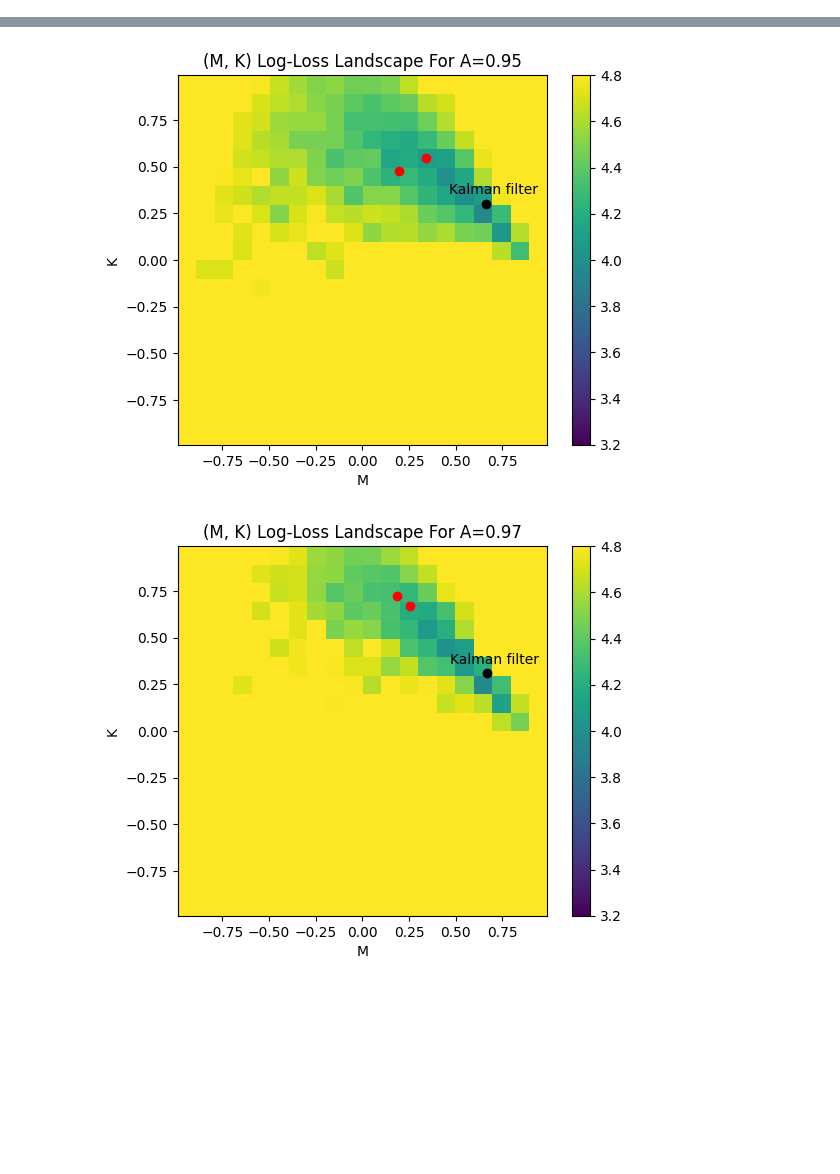
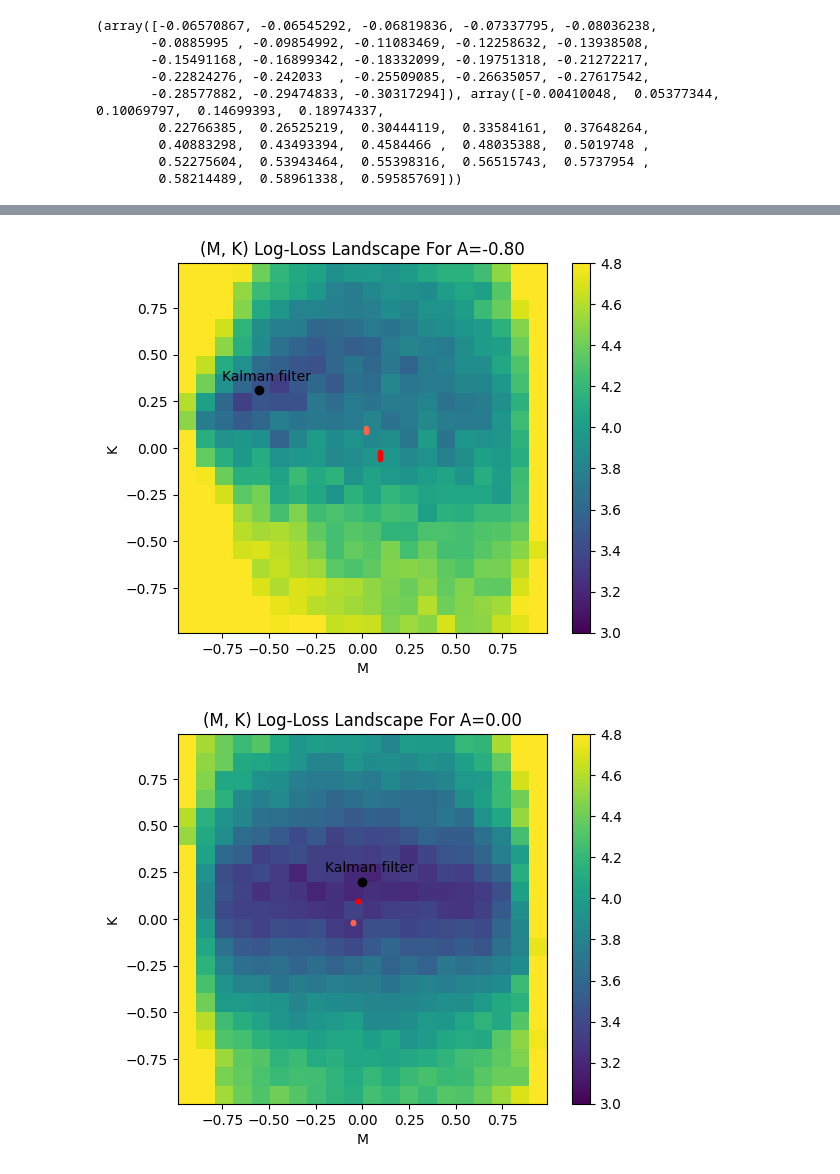
Before and after one commit to Kroiririoroirkk/cmu-project, a Jupyter notebook: LDS_exploration.ipynb, the cells around one changed output, grey strips where cells are left out. Saved outputs shown, nothing was run; the diff lists cells and outputs as text; code cells hidden in the pictures; blank space fills up the shorter version.

```diff
--- a/LDS_exploration.ipynb
+++ b/LDS_exploration.ipynb
@@ -54,8 +68,8 @@ plot_hm_process('Steady-state Kalman filter predictions', ts, xs, ys, xhats)
 # %%
 # Now, let's see if we can train a linear dynamical system to learn the Kalman filter.
 # First, let's make the matrix A of the hidden Markov process random.
-A = mk_rand_matrix_envals(rng)
-proc = create_process(rng, A)
+A = mk_rand_matrix_envals(rng, np.array([0.98, 0.96, 0.94]))
+proc = create_process_3d(rng, A)
 kf = SteadyStateKalmanFilter(proc)
 # %%
 # How well does the network do if I make the connectivity matrix
@@ -181,40 +142,40 @@ def create_1d_process(rng, A):
     sigma_process = 10
     Sigma_process = (sigma_process**2)*np.eye(1)
     O = np.array([[1]])
-    sigma_obs = 25
+    sigma_obs = 20
     Sigma_obs = (sigma_obs**2)*np.eye(1)
-    num_steps = 100
+    num_steps = 50
     return HMProcess(rng, A, x0, Sigma_process, O, Sigma_obs, num_steps)
 
 batch_size = 5
 num_a_ticks = 5
 num_ticks = 20
-a_vals = np.array([0.93, 0.95, 0.97])
+a_vals = np.array([-0.95, -0.8, 0, 0.8, 0.95])
 num_a_ticks = a_vals.shape[0]
 mk_range = 0.99
 num_trials_per = 40
 W = np.array([[1]])
 start_from = 5
 # %%
-def find_nn_values_A_M_K(num_nns=2):
-    mks = np.zeros((num_a_ticks,num_nns,2))
+def find_nn_values_A_M_K_1d(num_nns=2):
+    mks = [] # mks[i][j] contains the values of M and K for the jth trial with the ith value of A
 
     for i, a_ in enumerate(a_vals):
         A = np.array([[a_]])
+        mks_i = []
         for j in tqdm.tqdm(range(num_nns)):
             proc = create_1d_process(rng, A)
-            nn = NeuralNet(0.1*mk_rand_matrix(rng, n=1), 0.1*mk_rand_matrix(rng, n=1), np.eye(1), proc.x0)
-            nn.train_until_converge(5e-7, 200, num_trials_per, proc, start_from,
-                                    print_loss=False, progress_bar=False)
-            mks[i,j,0] = nn.M[0,0]
-            mks[i,j,1] = nn.K[0,0]
+            nn = NeuralNet(0.1*mk_rand_matrix(rng, 1), 0.1*mk_rand_matrix(rng, 1), np.eye(1), proc.x0)
+            _, _, Ms, Ks = nn.train_until_converge(5e-7, 200, num_trials_per, proc, start_from,
+                                                   print_loss=False, progress_bar=False)
+            mks_i.append((Ms.flatten(), Ks.flatten()))
+        mks.append(mks_i)
 
     return mks
 
-
-mks = find_nn_values_A_M_K()
+mks = find_nn_values_A_M_K_1d()
 # %%
-def test_A_M_K_loss_landscape():
+def test_A_M_K_loss_landscape_1d():
     losses = np.zeros((num_a_ticks,num_ticks,num_ticks))
 
     for i1, a_ in tqdm.tqdm(enumerate(a_vals), total=num_a_ticks):
@@ -230,9 +191,10 @@ def test_A_M_K_loss_landscape():
 
     return losses
 
-losses = test_A_M_K_loss_landscape()
+losses = test_A_M_K_loss_landscape_1d()
 # %%
-norm = matplotlib.colors.Normalize(3.2, 4.8)
+print(mks[0][0])
+norm = matplotlib.colors.Normalize(3, 4.8)
 for i1, a_ in enumerate(a_vals):
 
     # Loss landscape
@@ -249,7 +211,9 @@ for i1, a_ in enumerate(a_vals):
                  xytext=(kf.M_infty-0.2, kf.K_infty+0.05), color='black')
 
     # What about the RNNs?
-    plt.scatter(mks[i1,:,0], mks[i1,:,1], color='red', marker='o')
+    colors = ['red', 'tomato']
+    for j in range(2):
+        plt.plot(mks[i1][j][0], mks[i1][j][1], color=colors[j], linestyle='-', marker='o', markersize=3)
 
     plt.title(f'(M, K) Log-Loss Landscape For A={a_:.2f}')
     plt.xlim(-1*mk_range, mk_range)
@@ -257,3 +221,12 @@ for i1, a_ in enumerate(a_vals):
     plt.colorbar(c)
     plt.show()
 # %% [output]
+(array([-0.06570867, -0.06545292, -0.06819836, -0.07337795, -0.08036238,
+       -0.0885995 , -0.09854992, -0.11083469, -0.12258632, -0.13938508,
+       -0.15491168, -0.16899342, -0.18332099, -0.19751318, -0.21272217,
+       -0.22824276, -0.242033  , -0.25509085, -0.26635057, -0.27617542,
+       -0.28577882, -0.29474833, -0.30317294]), array([-0.00410048,  0.05377344,  0.10069797,  0.14699393,  0.18974337,
+        0.22766385,  0.26525219,  0.30444119,  0.33584161,  0.37648264,
+        0.40883298,  0.43493394,  0.4584466 ,  0.48035388,  0.5019748 ,
+        0.52275604,  0.53943464,  0.55398316,  0.56515743,  0.5737954 ,
+        0.58214489,  0.58961338,  0.59585769]))
@@ -261,2 +234,2 @@ for i1, a_ in enumerate(a_vals):
-[figure, old version]
+[figure, new version]
-[figure, old version]
+[figure, new version]
```
Also changed, not shown: parts of 21 cells of this notebook, 18 other files.
